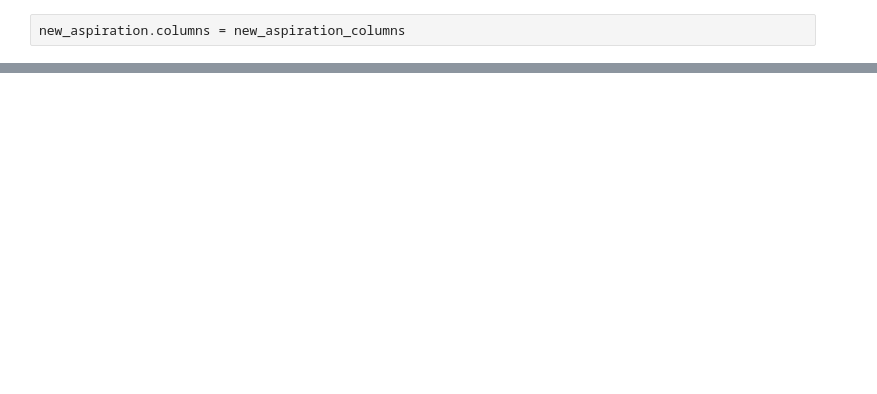
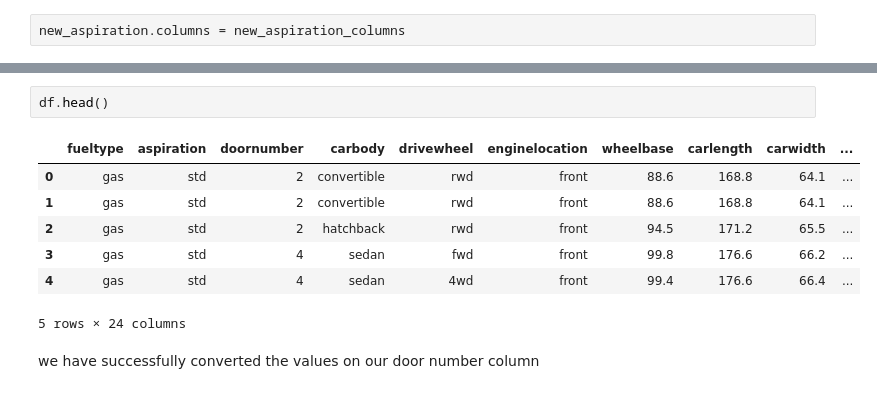
Before and after one commit to Emmanuel-Begati/Machine-Learning-and-AI, a Jupyter notebook: Car_Price_Prediction.ipynb, the cells around one changed output, grey strips where cells are left out. Saved outputs shown, nothing was run; the diff lists cells and outputs as text; blank space fills up the shorter version.

```diff
--- a/Car_Price_Prediction.ipynb
+++ b/Car_Price_Prediction.ipynb
@@ -351,0 +360,12 @@ df.head(-5)
+# %%
+df.head()
+# %% [output]
+|  | fueltype | aspiration | doornumber | carbody | drivewheel | enginelocation | wheelbase | carlength | carwidth | ... |
+| 0 | gas | std | 2 | convertible | rwd | front | 88.6 | 168.8 | 64.1 | ... |
+| 1 | gas | std | 2 | convertible | rwd | front | 88.6 | 168.8 | 64.1 | ... |
+| 2 | gas | std | 2 | hatchback | rwd | front | 94.5 | 171.2 | 65.5 | ... |
+| 3 | gas | std | 4 | sedan | fwd | front | 99.8 | 176.6 | 66.2 | ... |
+| 4 | gas | std | 4 | sedan | 4wd | front | 99.4 | 176.6 | 66.4 | ... |
+5 rows × 24 columns
+# %% [markdown]
+we have successfully converted the values on our door number column
```
Also changed, not shown: parts of 6 cells of this notebook.
